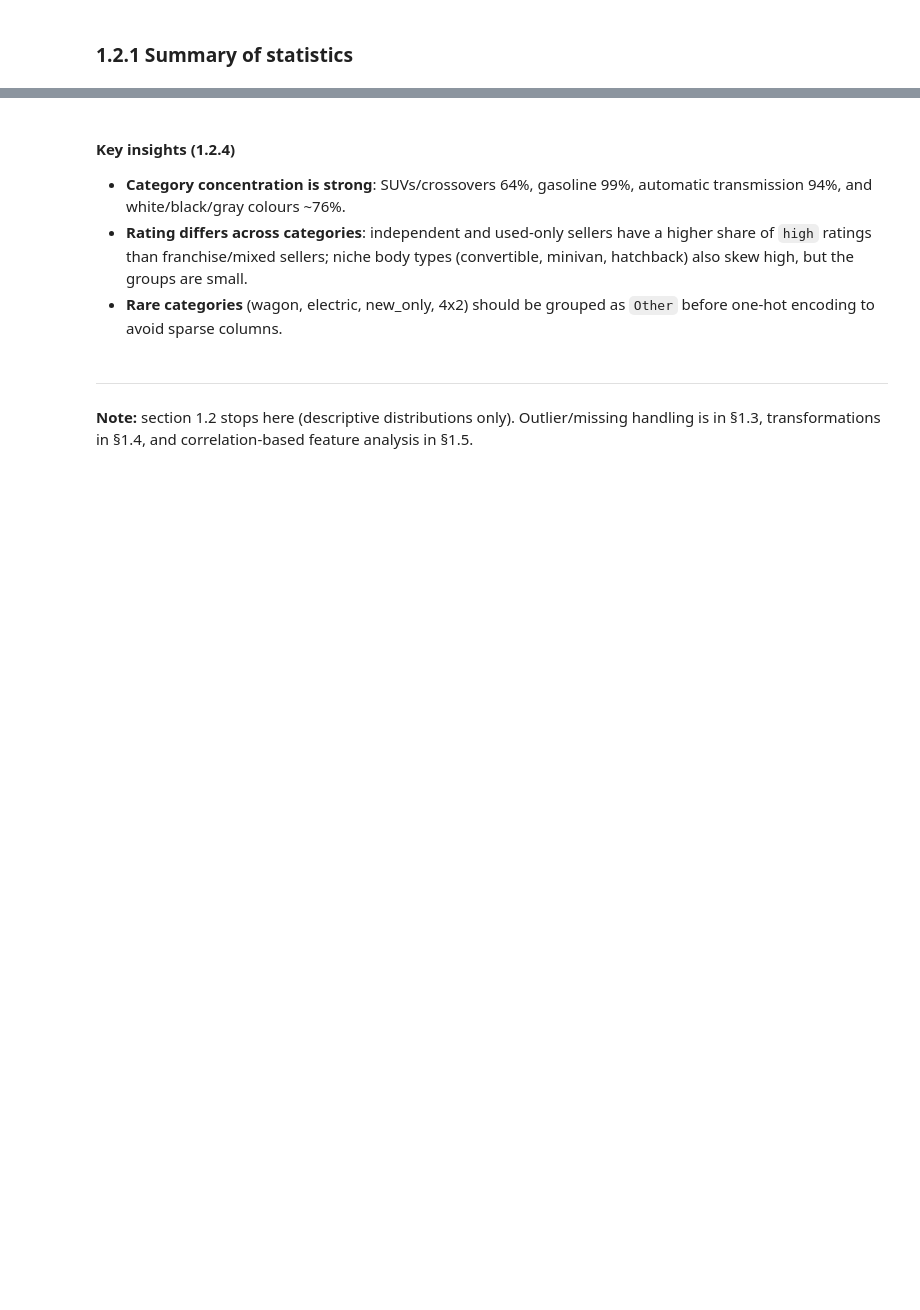
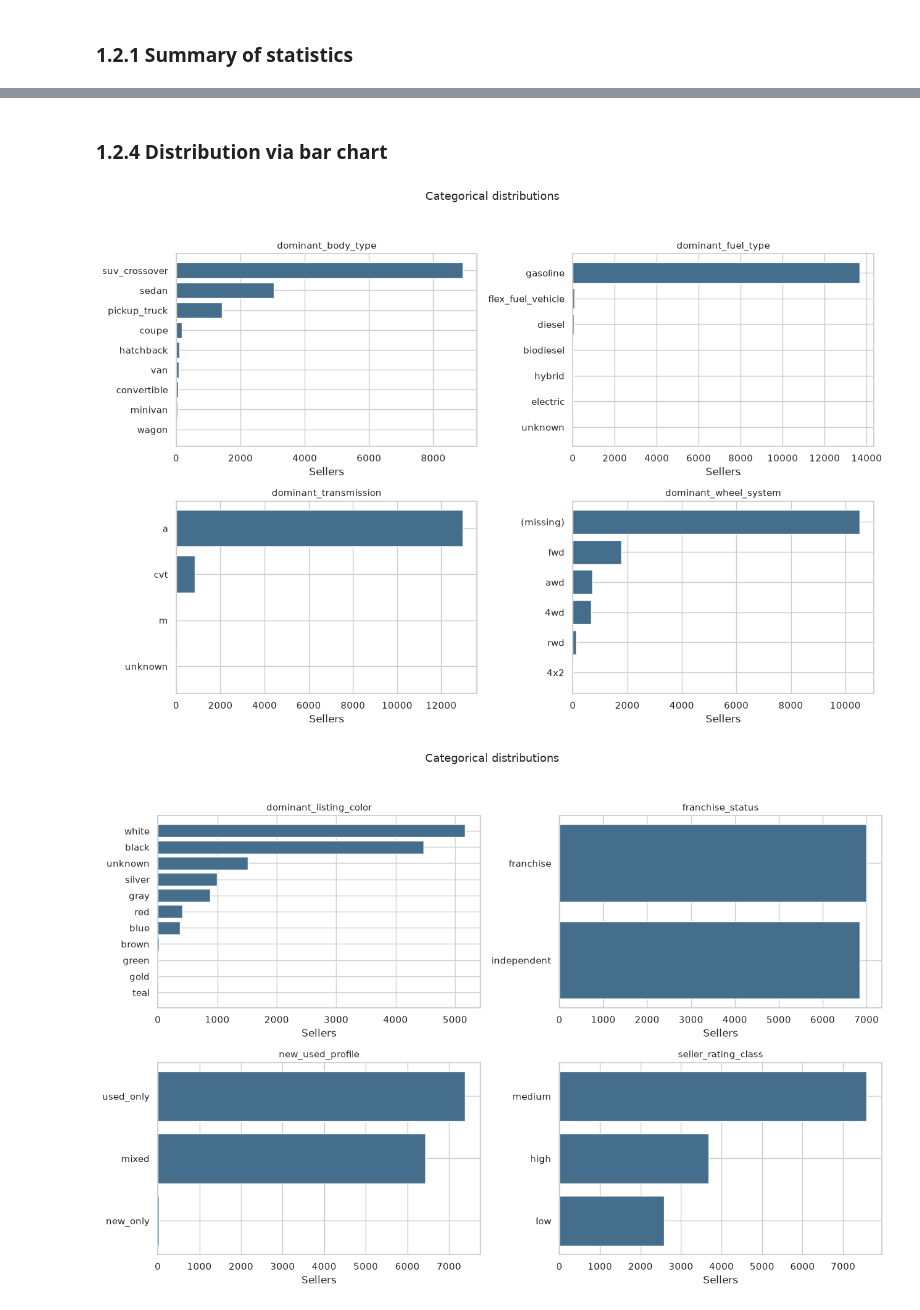
Before and after one commit to iqbalzain99/data-mining_unipi_1_2026, a Jupyter notebook: project/merged_1_2_distribution.ipynb, the cells around one changed output, grey strips where cells are left out. Drawn from its saved outputs; the diff is of its cells as text; code cells hidden in the pictures; blank space fills up the shorter version.

```diff
--- a/project/merged_1_2_distribution.ipynb
+++ b/project/merged_1_2_distribution.ipynb
@@ -233,15 +244,20 @@ plt.show()
 # %% [markdown]
-#### Key insights (1.2.4)
-
-- **Category concentration is strong**: SUVs/crossovers 64%, gasoline 99%,
-  automatic transmission 94%, and white/black/gray colours ~76%.
-- **Rating differs across categories**: independent and used-only sellers have a higher
-  share of `high` ratings than franchise/mixed sellers; niche body types (convertible,
-  minivan, hatchback) also skew high, but the groups are small.
-- **Rare categories** (wagon, electric, new_only, 4x2) should be grouped as `Other`
-  before one-hot encoding to avoid sparse columns.
+### 1.2.4 Distribution via bar chart
-# %% [markdown]
----
-
-**Note:** section 1.2 stops here (descriptive distributions only). Outlier/missing handling
-is in §1.3, transformations in §1.4, and correlation-based feature analysis in §1.5.
+# %%
+# Horizontal bars per categorical variable, including missing entries
+for start in range(0, len(categorical_cols), 4):
+    columns = categorical_cols[start:start + 4]
+    fig, axes = plt.subplots(2, 2, figsize=(13, 9))
+    for ax, column in zip(axes.ravel(), columns):
+        values = df[column].fillna('(missing)').value_counts().sort_values()
+        ax.barh(values.index, values.values, color='#456e8c')
+        ax.set_title(column, fontsize=11)
+        ax.set_xlabel('Sellers')
+    for ax in axes.ravel()[len(columns):]:
+        ax.set_visible(False)
+    fig.suptitle('Categorical distributions', fontsize=13)
+    fig.tight_layout(rect=(0, 0, 1, 0.95))
+    plt.show()
+# %% [output]
+[figure, added]
+[figure, added]
```
Also changed, not shown: parts of 26 cells of this notebook.
